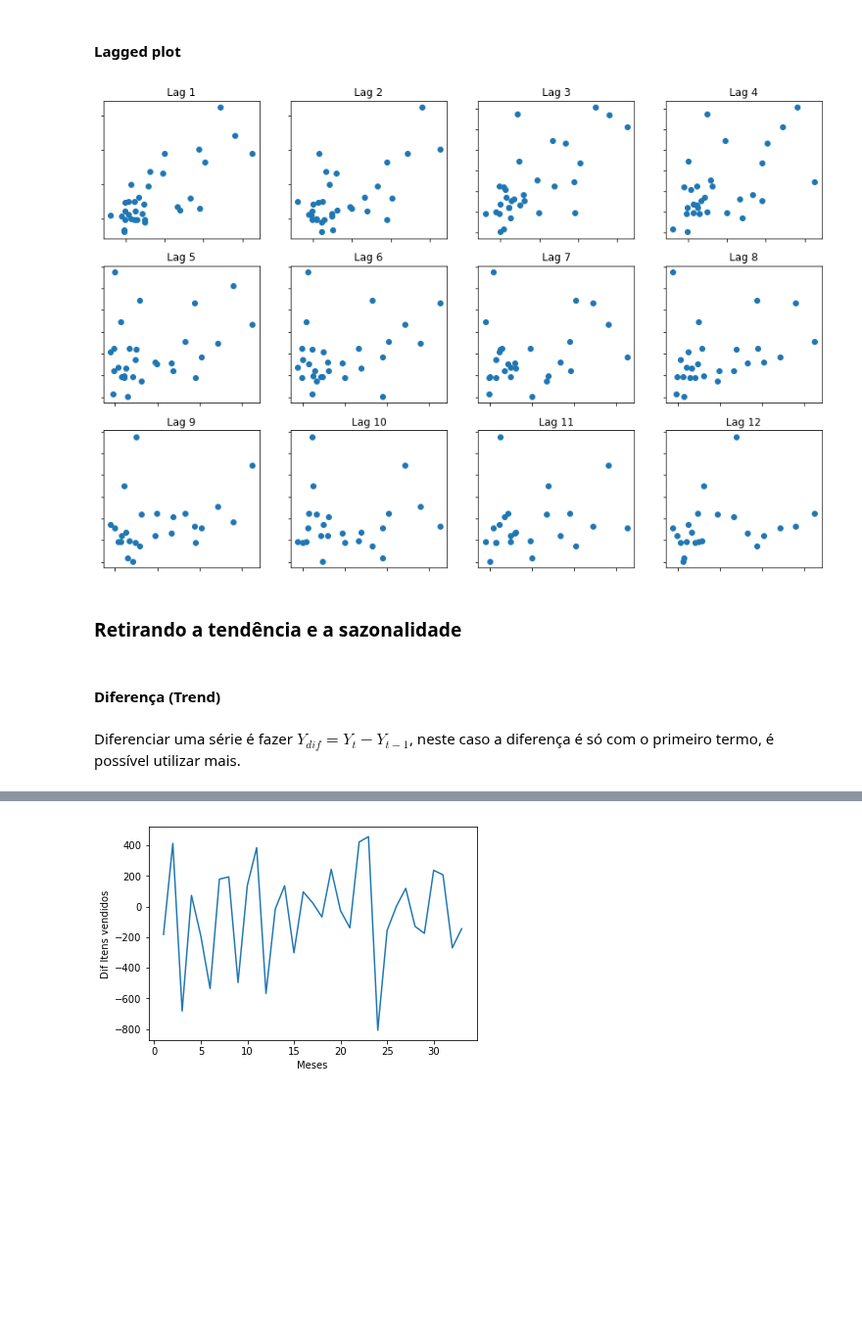
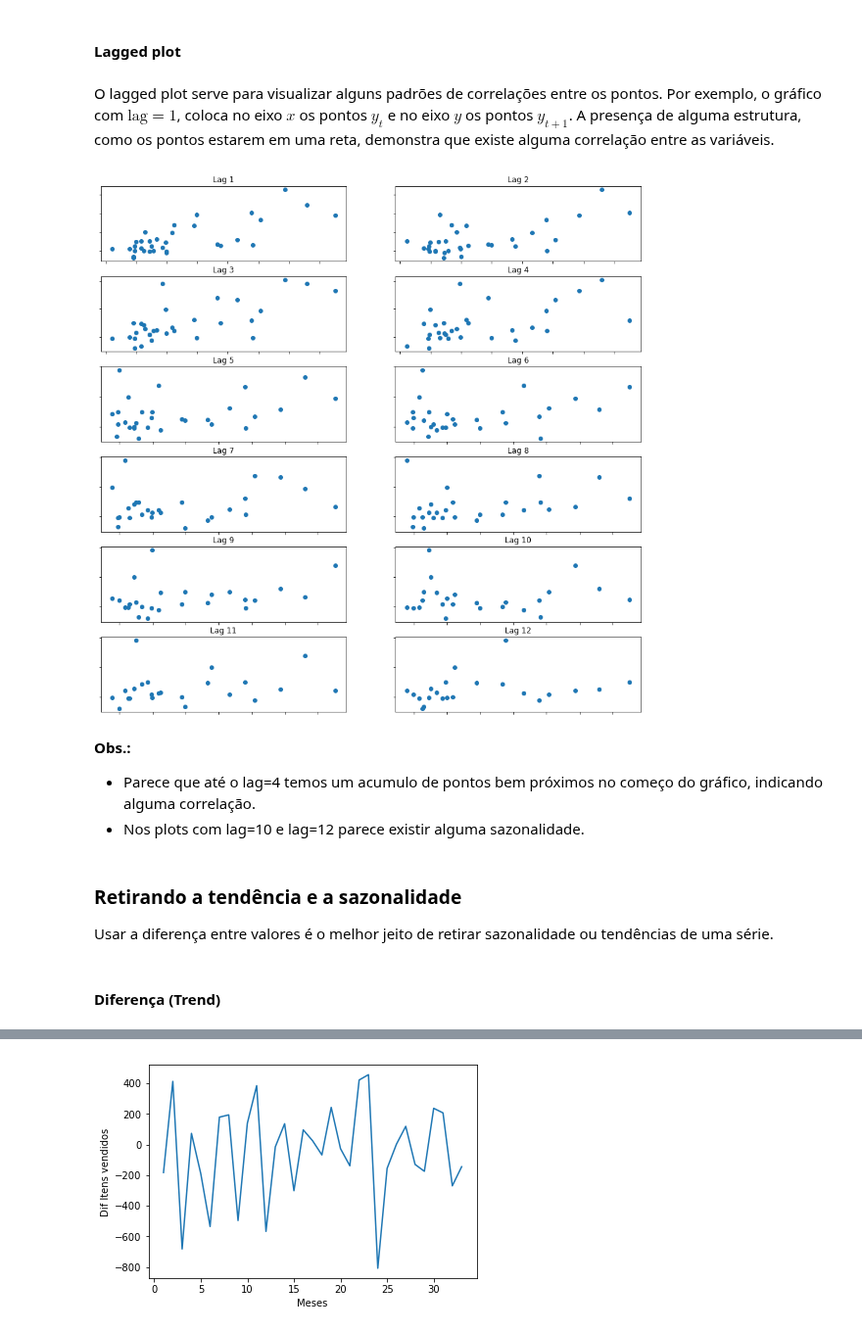
Before and after one commit to RGivisiez/Adv_ML, a Jupyter notebook: 4. ARIMA - SARIMA.ipynb, the cells around one changed output, grey strips where cells are left out. Shown at 98% size. Drawn from its saved outputs; the diff is of its cells as text; code cells hidden in the pictures; blank space fills up the shorter version.

```diff
--- a/4. ARIMA - SARIMA.ipynb
+++ b/4. ARIMA - SARIMA.ipynb
@@ -355,30 +362,37 @@ Algumas operaçoẽs simples podem retirar a tendência e a sazonalidade da sér
       - [Decomposição clássica](#Decomposição-clássica)
 # %% [markdown]
 #### Lagged plot
+# %% [markdown]
+O lagged plot serve para visualizar alguns padrões de correlações entre os pontos. Por exemplo, o gráfico com $\text{lag}=1$, coloca no eixo $x$ os pontos $y_t$ e no eixo $y$ os pontos $y_{t+1}$. A presença de alguma estrutura, como os pontos estarem em uma reta, demonstra que existe alguma correlação entre as variáveis.
 # %%
-nrows = 3
-ncols = 4
+nrows = 6
+ncols = 2
 
-fig, ax = plt.subplots(nrows=nrows, ncols=ncols, figsize=(15,10))
+fig, ax = plt.subplots(nrows=nrows, ncols=ncols, figsize=(15,15))
 
 lag_cont = 0
 
 for x in range(nrows):
     for y in range(ncols):
 
         lag_cont = lag_cont + 1
         lag_plot(items_sold, lag=lag_cont, ax=ax[x,y])
 
         ax[x, y].set_xlabel('')
         ax[x, y].set_ylabel('')
         ax[x, y].set_title('Lag ' + str(lag_cont))
         ax[x, y].set_yticklabels([])
         ax[x, y].set_xticklabels([])
 # %% [output]
-[figure, old version]
+[figure, new version]
+# %% [markdown]
+**Obs.:**
+
+   - Parece que até o lag=4 temos um acumulo de pontos bem próximos no começo do gráfico, indicando alguma correlação.
+   - Nos plots com lag=10 e lag=12 parece existir alguma sazonalidade.
 # %% [markdown]
 ### Retirando a tendência e a sazonalidade
+
+Usar a diferença entre valores é o melhor jeito de retirar sazonalidade ou tendências de uma série.
 # %% [markdown]
 #### Diferença (Trend)
-# %% [markdown]
-Diferenciar uma série é fazer $Y_{dif} = Y_t - Y_{t-1}$, neste caso a diferença é só com o primeiro termo, é possível utilizar mais.
```
Also changed, not shown: parts of 55 cells of this notebook.
